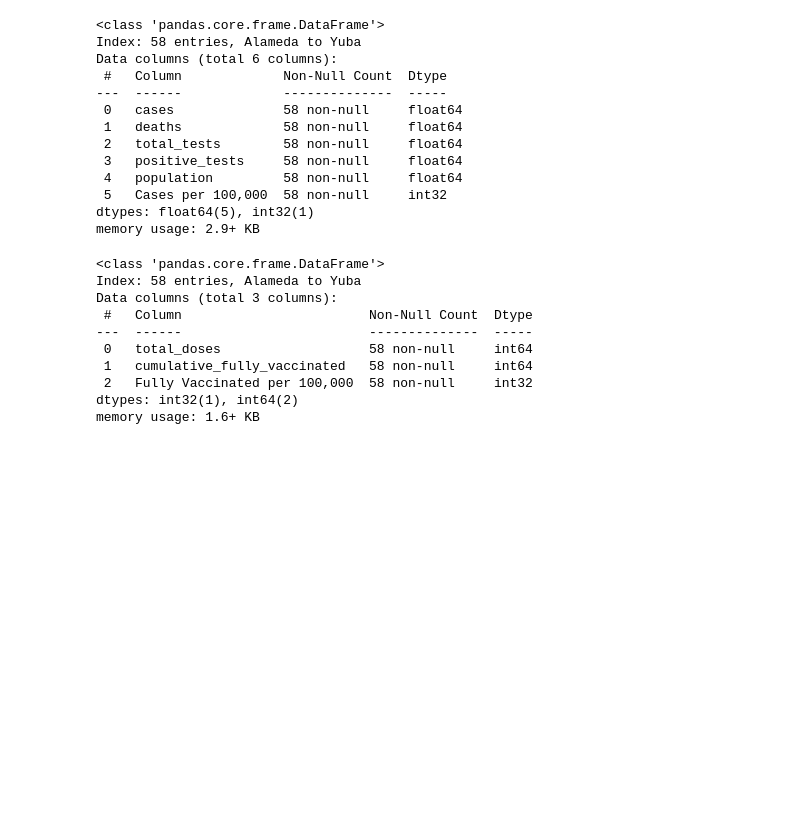
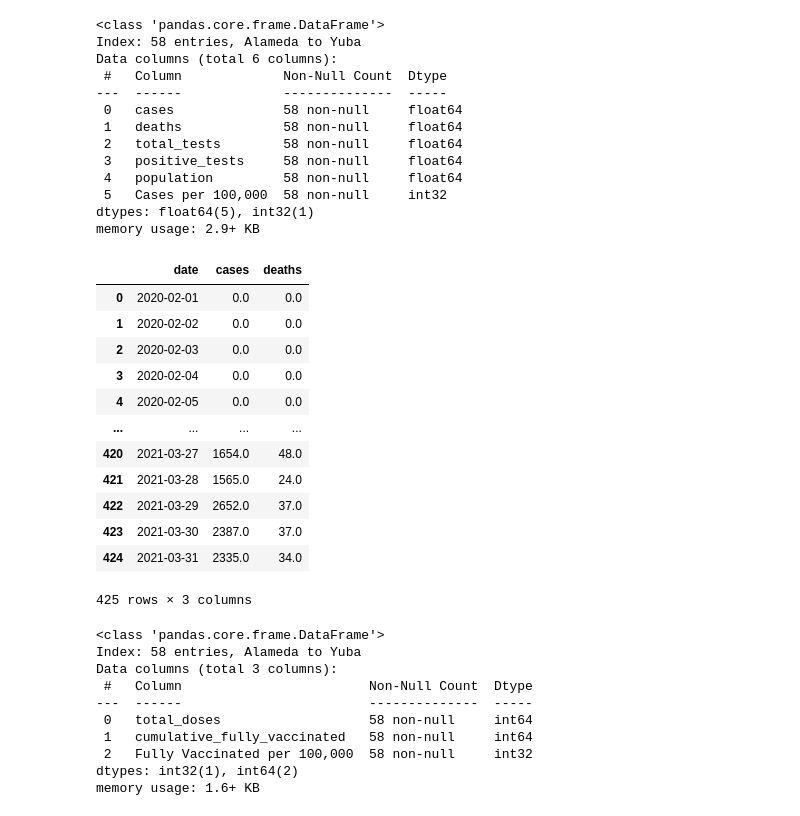
Before and after one commit to danijmartin/Covid-19-California, a Jupyter notebook: Data_Cleaning_and_Exploration.ipynb, the cells around one changed output. Drawn from its saved outputs; the diff is of its cells as text; code cells hidden in the pictures; blank space fills up the shorter version.

```diff
--- a/Data_Cleaning_and_Exploration.ipynb
+++ b/Data_Cleaning_and_Exploration.ipynb
@@ -206,6 +206,27 @@ Data columns (total 6 columns):
  5   Cases per 100,000  58 non-null     int32
 dtypes: float64(5), int32(1)
 memory usage: 2.9+ KB
+# %%
+# Cases by Date:
+cases_by_date=clean_case.groupby(['date'],as_index=False).agg({'cases':sum,
+                                            'deaths':sum})
+
+cases_by_date.to_csv('cases_by_date.csv', index=False)
+cases_by_date
+# %% [output]
+|  | date | cases | deaths |
+| 0 | 2020-02-01 | 0.0 | 0.0 |
+| 1 | 2020-02-02 | 0.0 | 0.0 |
+| 2 | 2020-02-03 | 0.0 | 0.0 |
+| 3 | 2020-02-04 | 0.0 | 0.0 |
+| 4 | 2020-02-05 | 0.0 | 0.0 |
+| ... | ... | ... | ... |
+| 420 | 2021-03-27 | 1654.0 | 48.0 |
+| 421 | 2021-03-28 | 1565.0 | 24.0 |
+| 422 | 2021-03-29 | 2652.0 | 37.0 |
+| 423 | 2021-03-30 | 2387.0 | 37.0 |
+| 424 | 2021-03-31 | 2335.0 | 34.0 |
+425 rows × 3 columns
 # %%
 # Vaccines by County:
 vaccine_grouped = vaccine_df.groupby('county').agg({'total_doses': 'sum',
```
Also changed, not shown: parts of 1 cell of this notebook, 1 other file.
